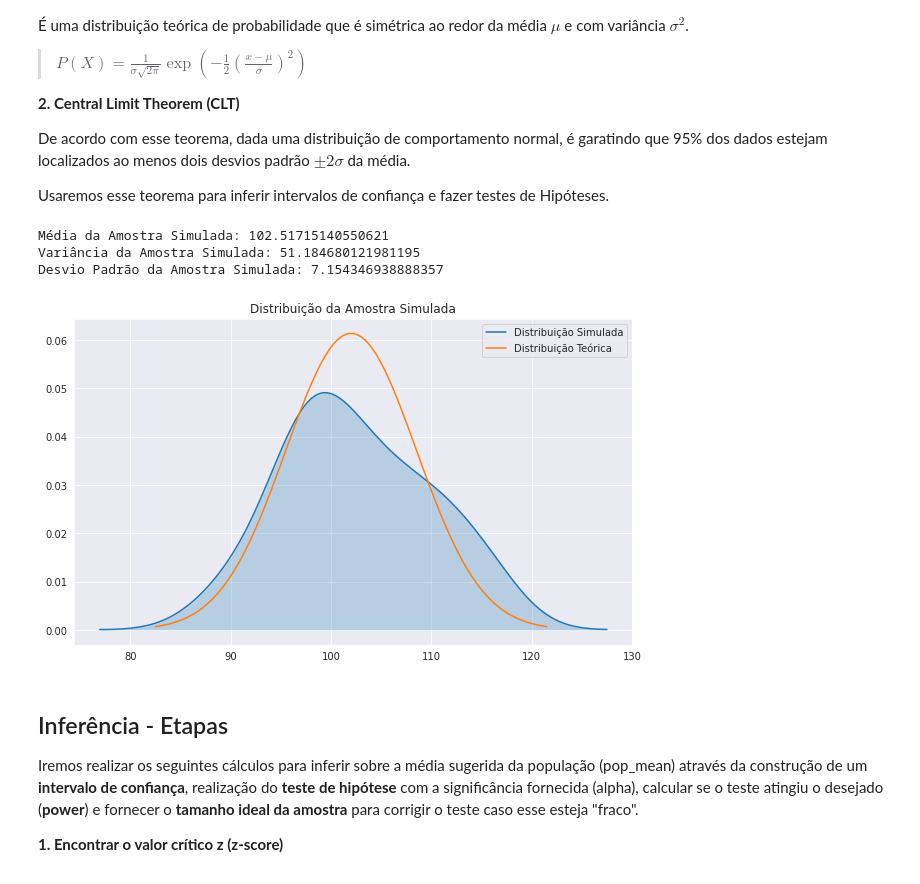
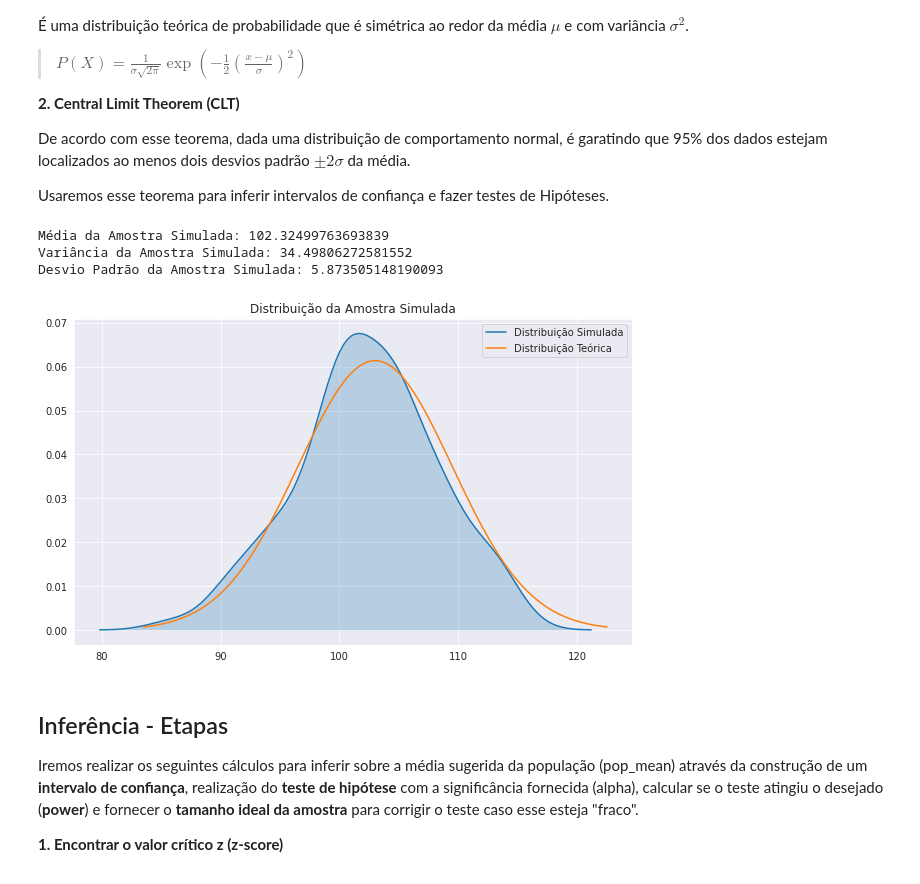
Before and after one commit to polaroidz/statistics, a Jupyter notebook: 1_Inferência_para_Média_de_População_Única.ipynb, the cells around one changed output. Cells and saved outputs as stored; diff of their text form; code cells hidden in the pictures.

```diff
--- a/1_Inferência_para_Média_de_População_Única.ipynb
+++ b/1_Inferência_para_Média_de_População_Única.ipynb
@@ -44,29 +44,31 @@ De acordo com esse teorema, dada uma distribuição de comportamento normal, é
 Usaremos esse teorema para inferir intervalos de confiança e fazer testes de Hipóteses.
 # %%
 #@title Parâmetros da Amostra Simulada
-n = 36 #@param
-mean = 102 #@param
+n =  100#@param
+mean = 103 #@param
 sd = 6.5 #@param
 
 X = np.random.normal(mean, sd, n)
 
 th_x = np.linspace(mean - 3*sd, mean + 3*sd, 100)
 th_y = st.norm.pdf(th_x, mean, sd)
 
 print("Média da Amostra Simulada:", X.mean())
 print("Variância da Amostra Simulada:", X.var())
 print("Desvio Padrão da Amostra Simulada:", X.std())
 
 plt.figure(figsize=(10,6))
 sns.set_style("darkgrid")
 plt.title("Distribuição da Amostra Simulada")
 sns.kdeplot(data=X, shade=True, label="Distribuição Simulada")
-sns.lineplot(x=th_x, y=th_y, label="Distribuição Teórica");
+sns.lineplot(x=th_x, y=th_y, label="Distribuição Teórica")
+
+plt.show();
 # %% [output]
-Média da Amostra Simulada: 102.51715140550621
-Variância da Amostra Simulada: 51.184680121981195
-Desvio Padrão da Amostra Simulada: 7.154346938888357
+Média da Amostra Simulada: 102.32499763693839
+Variância da Amostra Simulada: 34.49806272581552
+Desvio Padrão da Amostra Simulada: 5.873505148190093
-[figure, old version]
+[figure, new version]
 # %% [markdown]
 ## Inferência - Etapas
 
```
Also changed, not shown: parts of 7 cells of this notebook.
